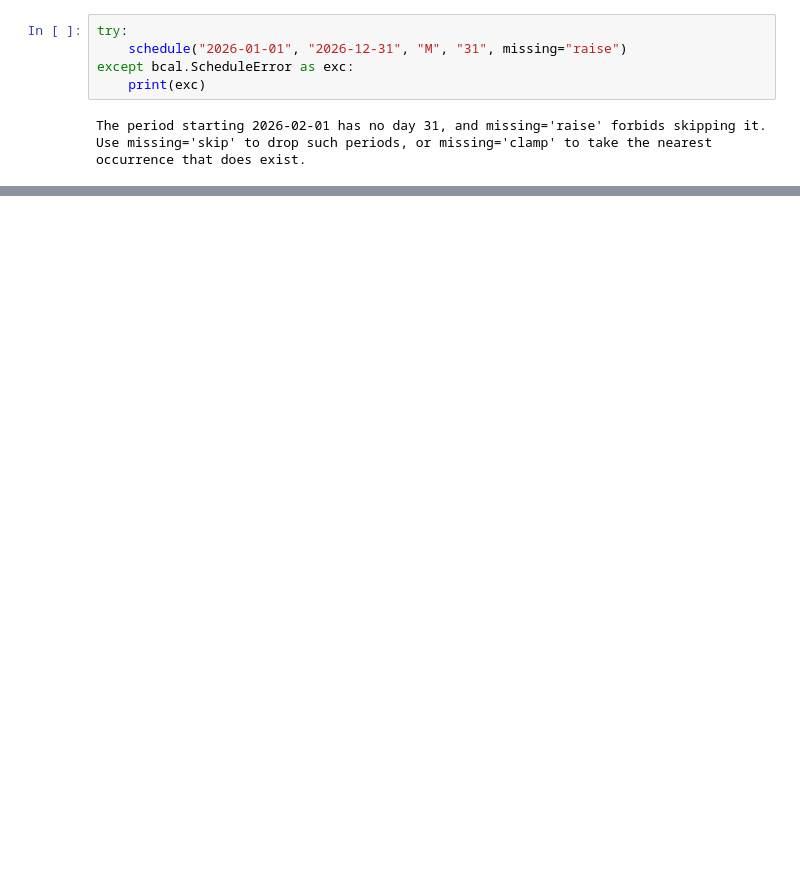
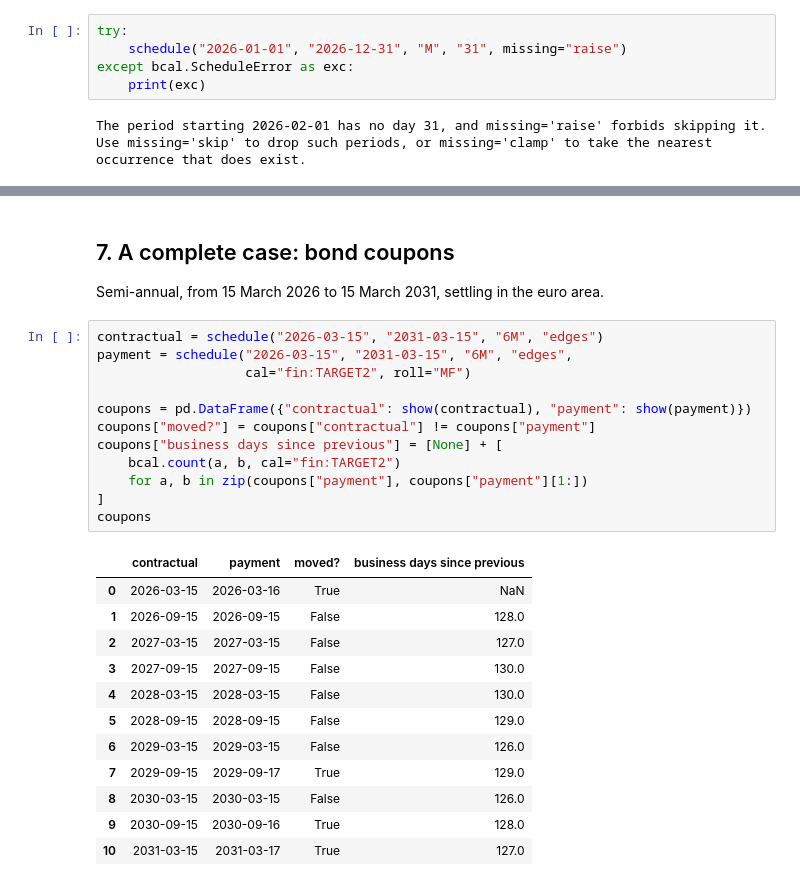
Before and after one commit to Caymaar/better-calendar, a Jupyter notebook: notebooks/04-recurrences-and-schedules.ipynb, the cells around one changed output, grey strips where cells are left out. Saved outputs shown, nothing was run; the diff lists cells and outputs as text; blank space fills up the shorter version.

```diff
--- a/notebooks/04-recurrences-et-echeanciers.ipynb
+++ b/notebooks/04-recurrences-and-schedules.ipynb
@@ -573,0 +524,29 @@ coupons
+# %% [markdown]
+## 7. A complete case: bond coupons
+
+Semi-annual, from 15 March 2026 to 15 March 2031, settling in the euro area.
+# %%
+contractual = schedule("2026-03-15", "2031-03-15", "6M", "edges")
+payment = schedule("2026-03-15", "2031-03-15", "6M", "edges",
+                   cal="fin:TARGET2", roll="MF")
+
+coupons = pd.DataFrame({"contractual": show(contractual), "payment": show(payment)})
+coupons["moved?"] = coupons["contractual"] != coupons["payment"]
+coupons["business days since previous"] = [None] + [
+    bcal.count(a, b, cal="fin:TARGET2")
+    for a, b in zip(coupons["payment"], coupons["payment"][1:])
+]
+coupons
+# %% [output]
+|  | contractual | payment | moved? | business days since previous |
+| 0 | 2026-03-15 | 2026-03-16 | True | NaN |
+| 1 | 2026-09-15 | 2026-09-15 | False | 128.0 |
+| 2 | 2027-03-15 | 2027-03-15 | False | 127.0 |
+| 3 | 2027-09-15 | 2027-09-15 | False | 130.0 |
+| 4 | 2028-03-15 | 2028-03-15 | False | 130.0 |
+| 5 | 2028-09-15 | 2028-09-15 | False | 129.0 |
+| 6 | 2029-03-15 | 2029-03-15 | False | 126.0 |
+| 7 | 2029-09-15 | 2029-09-17 | True | 129.0 |
+| 8 | 2030-03-15 | 2030-03-15 | False | 126.0 |
+| 9 | 2030-09-15 | 2030-09-16 | True | 128.0 |
+| 10 | 2031-03-15 | 2031-03-17 | True | 127.0 |
```
Also changed, not shown: parts of 104 cells of this notebook, 18 other files.
